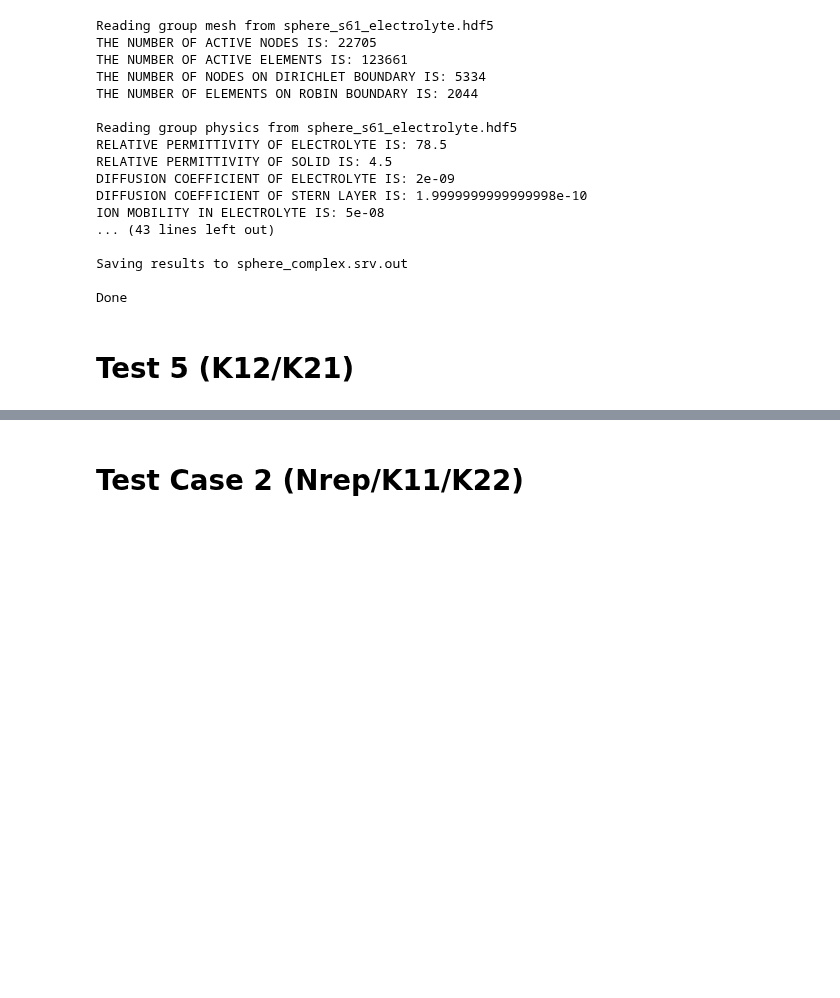
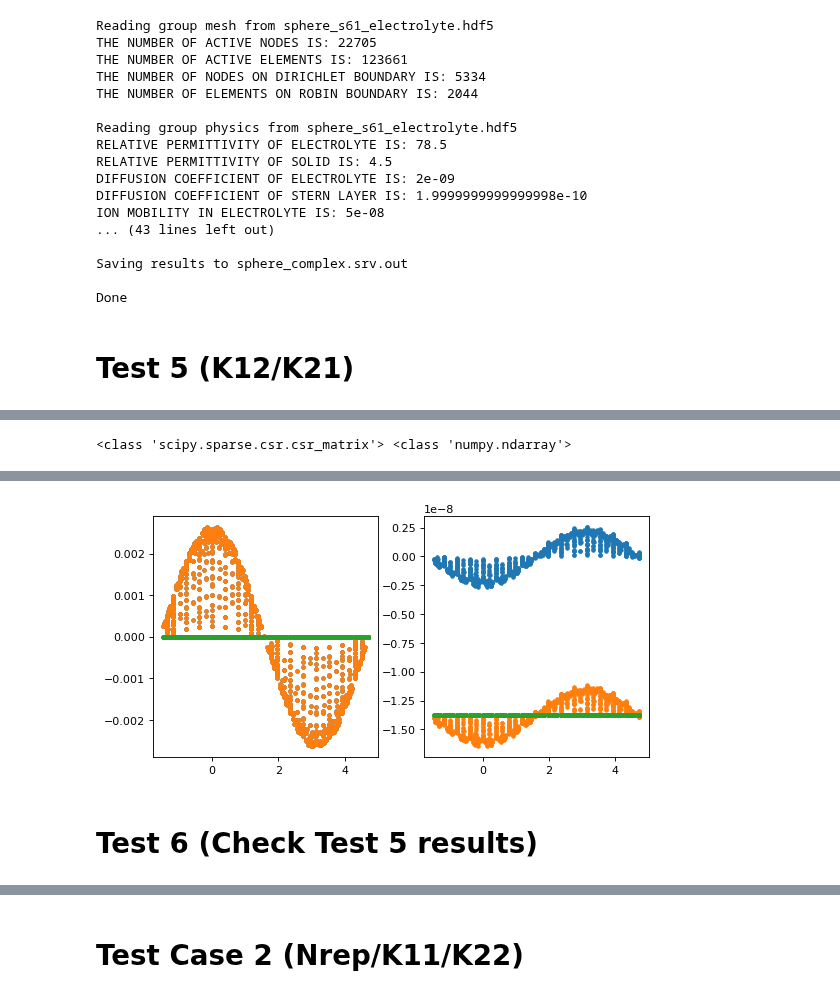
Before and after one commit to yuccadrew/sip, a Jupyter notebook: test_sphere_s61.ipynb, the cells around one changed output, grey strips where cells are left out. Cells and saved outputs as stored; diff of their text form; code cells hidden in the pictures; blank space fills up the shorter version.

```diff
--- a/test_sphere_s61.ipynb
+++ b/test_sphere_s61.ipynb
@@ -121,3 +29,15 @@ print(A.shape,B.shape)
+# %%
+#https://github.com/nipy/mindboggle/blob/master/mindboggle/shapes/laplace_beltrami.py
+import numpy as np
+from shapes.laplace_beltrami import computeAB
+points = [[0,0,0], [1,0,0], [0,0,1], [0,1,1],
+          [1,0,1], [0,1,0], [1,1,1], [1,1,0]]
+points = np.array(points)
+faces = [[0,2,4], [0,1,4], [2,3,4], [3,4,5], [3,5,6], [0,1,7]]
+faces = np.array(faces)
+A, B = computeAB(points, faces)
+# print(np.array_str(A.toarray(), precision=5, suppress_small=True))
+# print(np.array_str(A.toarray(), precision=5, suppress_small=True))
 # %%
 #https://gist.github.com/venuktan/8910385
 import numpy as N
@@ -1175,7 +930,7 @@ u3d=grad3d(nodes,elements,unod)
 midpoints2d=compute_midpoints2d(nodes,faces)
 midpoints3d=compute_midpoints3d(nodes,elements)
 
-fig,ax=plt.subplots(2,2,sharex=True,figsize=(8,8),dpi=80)
+fig,ax=plt.subplots(2,2,sharex=True,sharey=False,figsize=(8,8),dpi=80)
 axs=ax.flatten()
 axs[0].plot(nodes[:,0],unod,'.')
 axs[0].plot(midpoints2d[:,0],np.real(u2d_local[:,0]),'.')
@@ -1846,0 +1342,57 @@ snod3d snod 0.0
+# %%
+K1=copy.deepcopy(K)
+b1=copy.deepcopy(b)
+solution1=copy.deepcopy(solution)
+# %% [output]
+<class 'scipy.sparse.csr.csr_matrix'> <class 'numpy.ndarray'>
+# %%
+%matplotlib inline
+import matplotlib.pyplot as plt
+
+def test(K_in,b_in,sol_in):
+    K=copy.deepcopy(K_in)
+    b=copy.deepcopy(b_in)
+    sol=copy.deepcopy(sol_in)
+
+    nnode=len(nodes)
+    nind=np.arange(0,nnode*3,3)+nnode*3+2
+    print('K66 nind:',nind)
+    print('K65 nind:',nind-1)
+    print('K64 nind:',nind-2)
+    print('K63 nind:',nind-nnode*3)
+    print('K62 nind:',nind-nnode*3-1)
+    print('K61 nind:',nind-nnode*3-2)
+    print('')
+    K66=coo_submatrix_pull(K.tocoo(),rows=nind,cols=nind).tocsr()
+    K65=coo_submatrix_pull(K.tocoo(),rows=nind,cols=nind-1).tocsr()
+    K64=coo_submatrix_pull(K.tocoo(),rows=nind,cols=nind-2).tocsr()
+    K63=coo_submatrix_pull(K.tocoo(),rows=nind,cols=nind-nnode*3).tocsr()
+    K62=coo_submatrix_pull(K.tocoo(),rows=nind,cols=nind-nnode*3-1).tocsr()
+    K61=coo_submatrix_pull(K.tocoo(),rows=nind,cols=nind-nnode*3-2).tocsr()
+
+    b6=np.zeros(nnode,dtype=complex)
+    #b6[:]=b[nind]-K63*sol[nind-nnode*3]
+    b6[:]=(b6[:]-K65*sol[nind-1]-K64*sol[nind-2]-K63*sol[nind-nnode*3]-
+           K62*sol[nind-nnode*3-1]-K61*sol[nind-nnode*3-2])
+    print('K65 max(real) max(imag):',np.max(np.abs(np.real(K65))),np.max(np.abs(np.imag(K65))))
+    print('K64 max(real) max(imag):',np.max(np.abs(np.real(K64))),np.max(np.abs(np.imag(K64))))
+    print('K62 max(real) max(imag):',np.max(np.abs(np.real(K62))),np.max(np.abs(np.imag(K62))))
+    print('K61 max(real) max(imag):',np.max(np.abs(np.real(K61))),np.max(np.abs(np.imag(K61))))
+    print('')
+
+    unod6=call_solver(K66,b6)
+    rho,theta,phi=cartesian2spherical(nodes[nind_stern,0],nodes[nind_stern,1],nodes[nind_stern,2])
+    fig,ax=plt.subplots(1,2,figsize=(8,4),dpi=80)
+    axs=ax.flatten()
+    axs[0].plot(phi,np.real(unod6[nind_stern]),'.')
+    axs[0].plot(phi,np.real(sol[nind][nind_stern]),'.')
+    axs[0].plot(phi,np.real(sol[nind][nind_stern]-unod6[nind_stern]),'.')
+
+    axs[1].plot(phi,np.imag(unod6[nind_stern]),'.')
+    axs[1].plot(phi,np.imag(sol[nind][nind_stern]),'.')
+    axs[1].plot(phi,np.imag(sol[nind][nind_stern]-unod6[nind_stern]),'.')
+    plt.show()
+    return
+
+test(K1,b1,solution1)
+# %% [output]
@@ -1846,0 +1413,3 @@ snod3d snod 0.0
+[figure, added]
+# %% [markdown]
+# Test 6 (Check Test 5 results)
```
Also changed, not shown: parts of 26 cells of this notebook.
